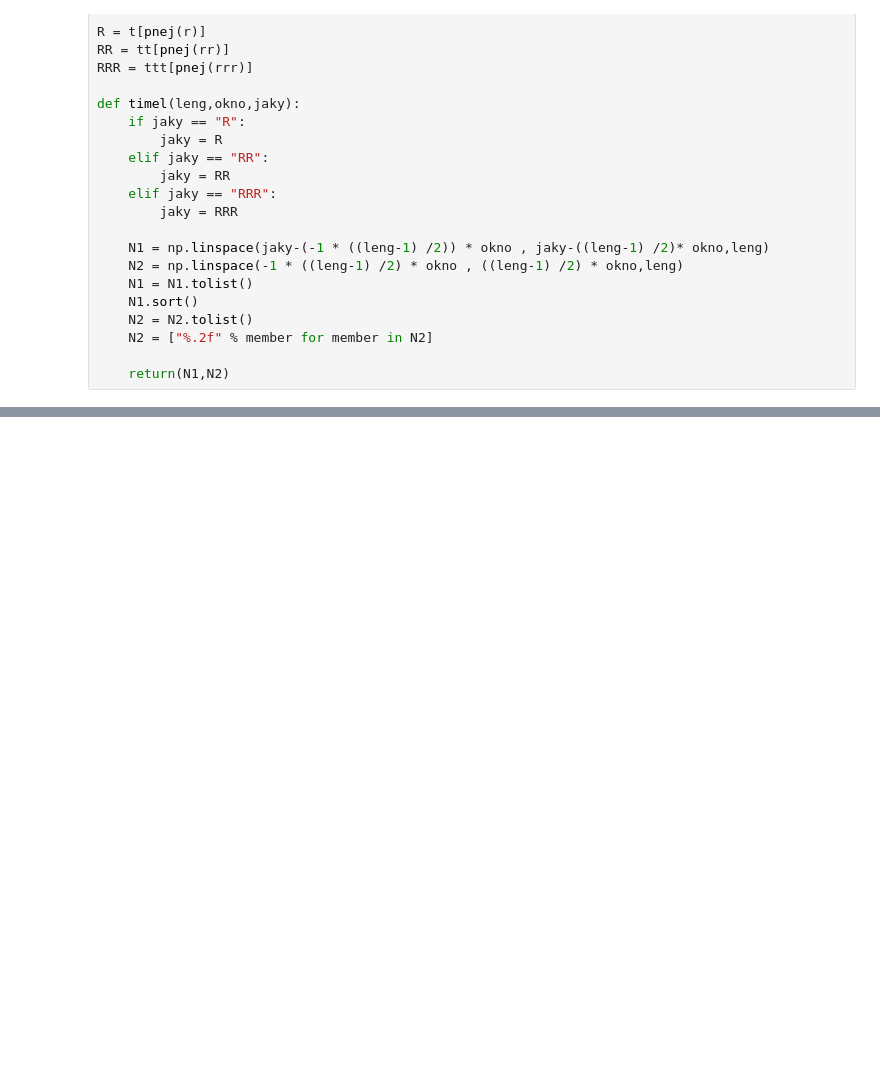
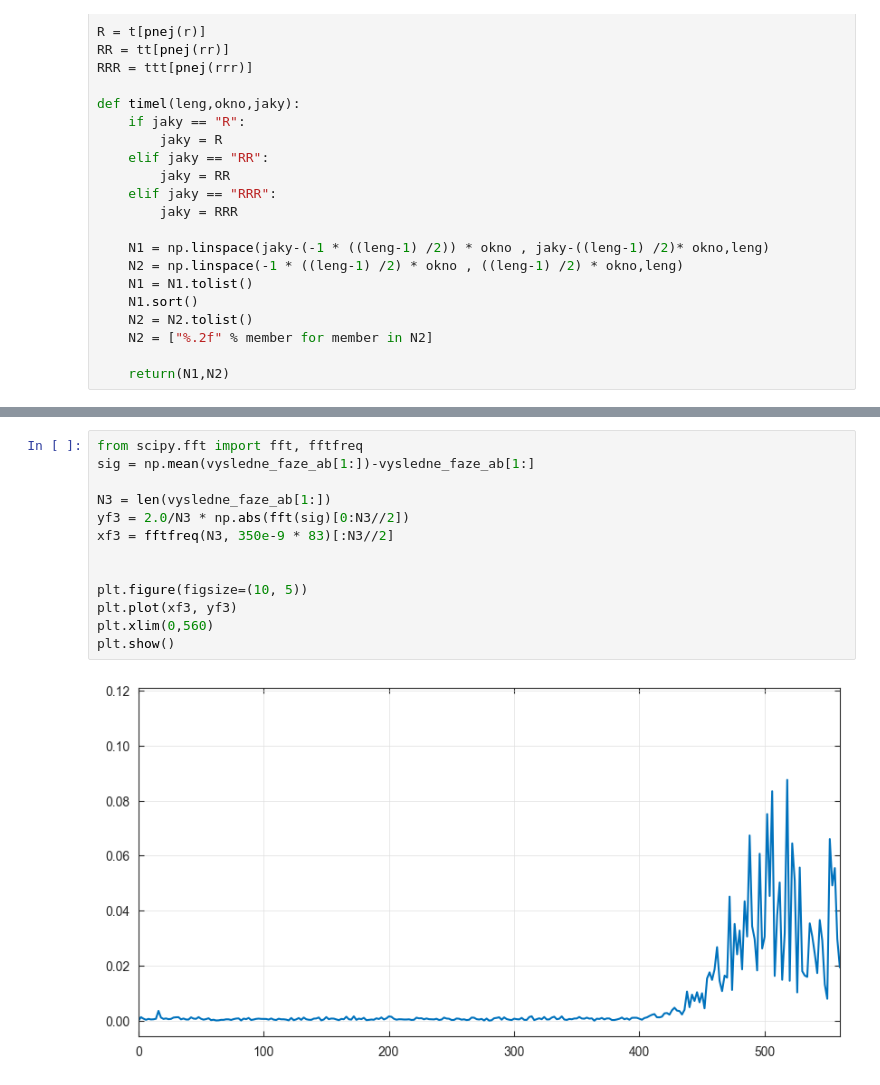
Before and after one commit to Buldadavid/plot, a Jupyter notebook: ERN_2.ipynb, the cells around one changed output, grey strips where cells are left out. Drawn from its saved outputs; the diff is of its cells as text; blank space fills up the shorter version.

```diff
--- a/ERN_2.ipynb
+++ b/ERN_2.ipynb
@@ -226,0 +229,15 @@ plt.show()
+# %%
+from scipy.fft import fft, fftfreq
+sig = np.mean(vysledne_faze_ab[1:])-vysledne_faze_ab[1:]
+
+N3 = len(vysledne_faze_ab[1:])
+yf3 = 2.0/N3 * np.abs(fft(sig)[0:N3//2])
+xf3 = fftfreq(N3, 350e-9 * 83)[:N3//2]
+
+
+plt.figure(figsize=(10, 5))
+plt.plot(xf3, yf3)
+plt.xlim(0,560)
+plt.show()
+# %% [output]
+[figure, added]
```
Also changed, not shown: parts of 8 cells of this notebook, 2 other files.
